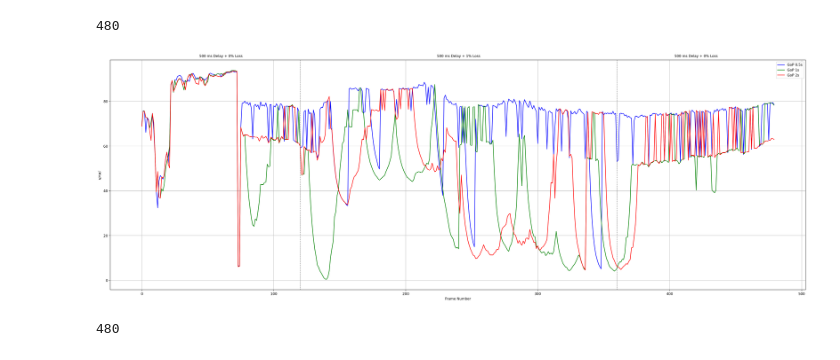
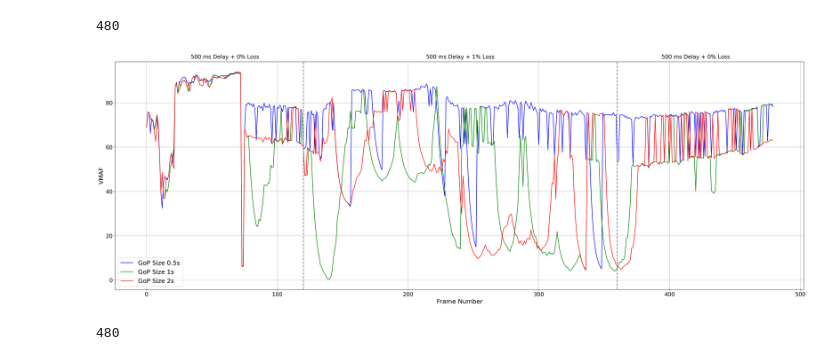
Before and after one commit to LasseWinkel/moq-dash-data, a Jupyter notebook: moq_quality/vmaf.ipynb, the cells around one changed output. Drawn from its saved outputs; the diff is of its cells as text; code cells hidden in the pictures.

Commit message:
Adjust VMAF visualization

```diff
--- a/moq_quality/vmaf.ipynb
+++ b/moq_quality/vmaf.ipynb
@@ -4,6 +4,12 @@ import matplotlib.pyplot as plt
 FIGSIZE=(36, 12)
 DPI=200
 SCOPE = 480
+
+# Constants for font sizes
+LEGEND_FONTSIZE = 18
+AXIS_FONTSIZE = 18
+TICK_FONTSIZE = 16
+TEXT_FONTSIZE = 16
 # %%
 # Function to load VMAF data from a file
 def load_vmaf_data(file_path):
@@ -19,43 +25,46 @@ def calculate_vmaf():
                 'packet_loss_output_24_vs_24.json',
                 'packet_loss_output_48_vs_48.json']
 
     # Load the VMAF data from each file
     vmaf_data = [load_vmaf_data(file_path) for file_path in file_paths]
     print(len(vmaf_data[0][0]))
 
     # Plot the VMAF scores
     plt.figure(figsize=FIGSIZE, dpi=DPI)
     colors = ['b', 'g', 'r']
-    labels = ['GoP 0.5s', 'GoP 1s', 'GoP 2s']
+    labels = ['GoP Size 0.5s', 'GoP Size 1s', 'GoP Size 2s']
 
     for i, (frame_nums, vmaf_scores) in enumerate(vmaf_data):
         plt.plot(frame_nums[:SCOPE], vmaf_scores[:SCOPE],  linestyle='-', color=colors[i], label=labels[i])
 
     # Add background text
-    plt.axvline(x=120, color='grey', linestyle='--', linewidth=1)
-    plt.axvline(x=360, color='grey', linestyle='--', linewidth=1)
+    plt.axvline(x=120, color='grey', linestyle='--', linewidth=2)
+    plt.axvline(x=360, color='grey', linestyle='--', linewidth=2)
     plt.text(60, max(max(vmaf_scores) for _, vmaf_scores in vmaf_data) * 1.06, '500 ms Delay + 0% Loss',
-             horizontalalignment='center', verticalalignment='bottom', color='black', fontsize=10,
+             horizontalalignment='center', verticalalignment='bottom', color='black', fontsize=TEXT_FONTSIZE,
              bbox=dict(facecolor='white', alpha=0.5, edgecolor='none'))
     plt.text(240, max(max(vmaf_scores) for _, vmaf_scores in vmaf_data) * 1.06, '500 ms Delay + 1% Loss',
-             horizontalalignment='center', verticalalignment='bottom', color='black', fontsize=10,
+             horizontalalignment='center', verticalalignment='bottom', color='black', fontsize=TEXT_FONTSIZE,
              bbox=dict(facecolor='white', alpha=0.5, edgecolor='none'))
     plt.text(420, max(max(vmaf_scores) for _, vmaf_scores in vmaf_data) * 1.06, '500 ms Delay + 0% Loss',
-             horizontalalignment='center', verticalalignment='bottom', color='black', fontsize=10,
+             horizontalalignment='center', verticalalignment='bottom', color='black', fontsize=TEXT_FONTSIZE,
              bbox=dict(facecolor='white', alpha=0.5, edgecolor='none'))
 
     # plt.title('VMAF across Frames for Different Outputs')
-    plt.xlabel('Frame Number')
-    plt.ylabel('VMAF')
-    plt.legend()
+    plt.xlabel('Frame Number', fontsize=AXIS_FONTSIZE)
+    plt.ylabel('VMAF', fontsize=AXIS_FONTSIZE)
+    plt.xticks(fontsize=TICK_FONTSIZE)
+    plt.yticks(fontsize=TICK_FONTSIZE)
+    plt.legend(loc='lower left', fontsize=LEGEND_FONTSIZE)
+
     plt.grid(True)
 
     plt.savefig(f'plots/dynamic-packet-loss-gop-vs-gop-vmaf-over-time.pdf', bbox_inches='tight')
 
 calculate_vmaf()
 # %% [output]
 480
-[figure, old version]
+[figure, new version]
 # %%
 # Function to read JSON data from a file
 def read_json_from_file(file_path):
```
Also changed, not shown: 3 other files.
